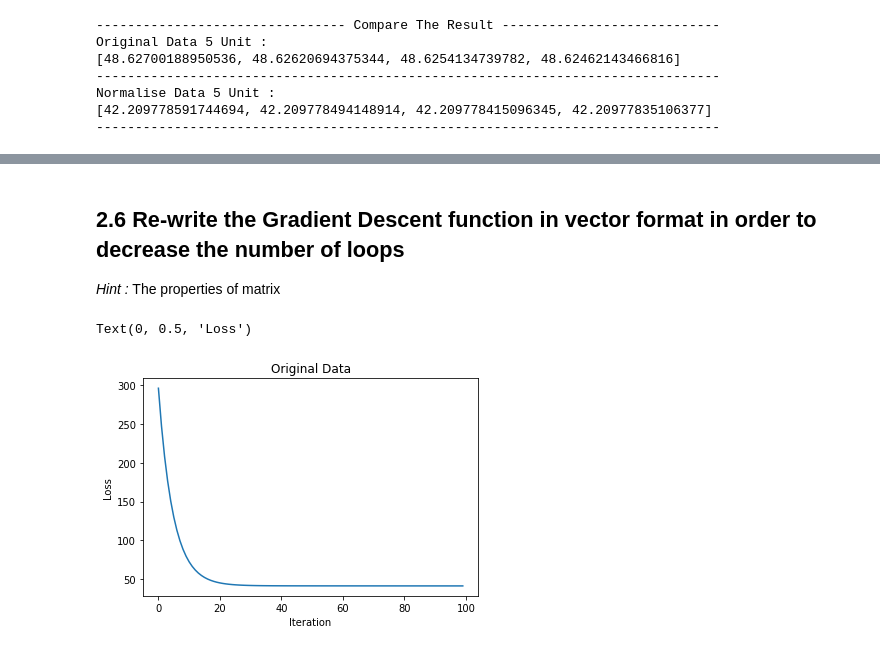
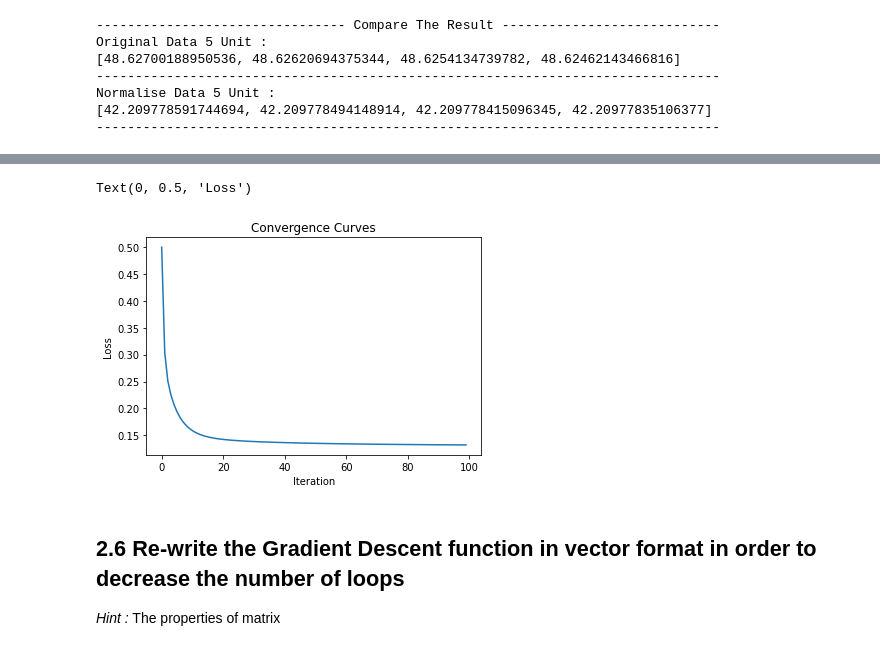
Before and after one commit to looksocii/ml-lab-code, a Jupyter notebook: Lab02-Linear-Regression/61070139-Lab02.ipynb, the cells around one changed output, grey strips where cells are left out. Drawn from its saved outputs; the diff is of its cells as text; code cells hidden in the pictures.

```diff
--- a/Lab02-Linear-Regression/61070139-Lab02.ipynb
+++ b/Lab02-Linear-Regression/61070139-Lab02.ipynb
@@ -334,7 +334,7 @@ Load regression-datasets-housing.csv
 hint: np.genfromtxt()
 """
 # YOUR CODE HERE
-data = np.genfromtxt('regression-datasets-housing.csv', delimiter=',')
+data = np.genfromtxt('DataSet/regression-datasets-housing.csv', delimiter=',')
 # %%
 """Check loaded data"""
 assert data.shape == (506, 14)
@@ -549,3 +542,11 @@ Normalise Data 5 Unit :
+# %%
+plt.plot(np.arange(0,len(j_history5)),j_history5)
+plt.title("Convergence Curves")
+plt.xlabel('Iteration')
+plt.ylabel('Loss')
+# %% [output]
+Text(0, 0.5, 'Loss')
+[figure, added]
 # %% [markdown]
 ## 2.6 Re-write the Gradient Descent function in vector format in order to decrease the number of loops
 
@@ -585,6 +586,3 @@ plt.plot(np.arange(0, len(j_history6)), j_history6)
 plt.title('Original Data')
 plt.xlabel('Iteration')
 plt.ylabel('Loss')
-# %% [output]
-Text(0, 0.5, 'Loss')
-[figure, removed]
```
Also changed, not shown: parts of 3 cells of this notebook, 2 other files.
